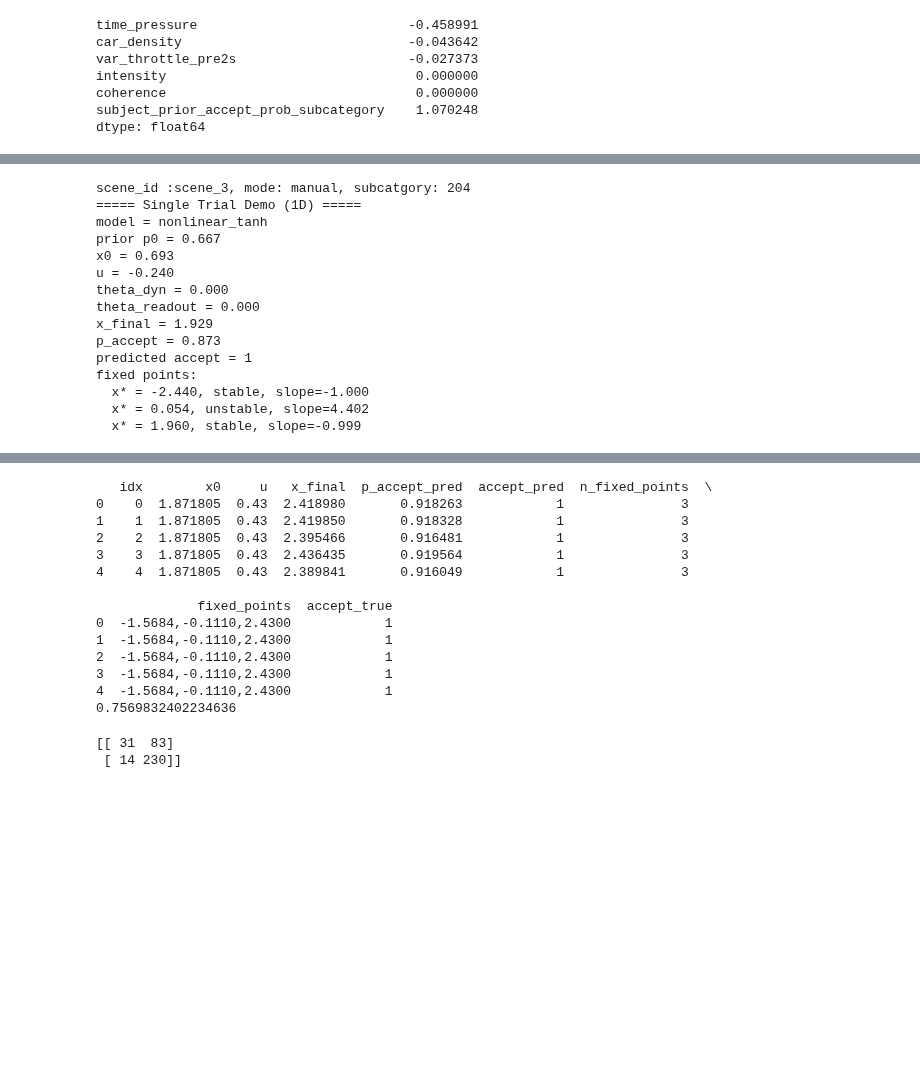
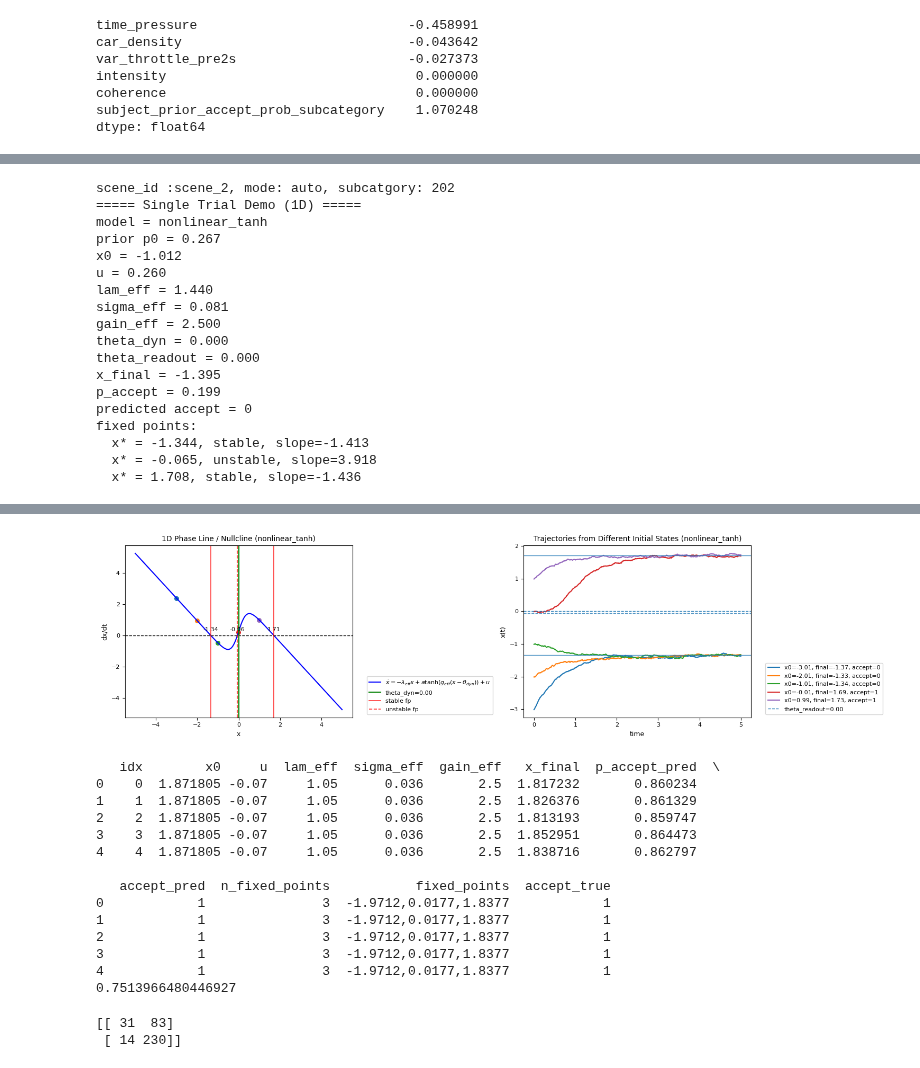
Before and after one commit to yxlin02/HCICarSim, a Jupyter notebook: DataAnalysis.ipynb, the cells around one changed output, grey strips where cells are left out. Cells and saved outputs as stored; diff of their text form; code cells hidden in the pictures; blank space fills up the shorter version.

```diff
--- a/DataAnalysis.ipynb
+++ b/DataAnalysis.ipynb
@@ -827,7 +828,7 @@ Important:
 - `theta_readout` is the final decision threshold
 - nullcline means `dx/dt = 0`
 # %%
-row = df_reaction.iloc[32]
+row = df_reaction.iloc[100]
 print(f"scene_id :{row['scene_id']}, mode: {row['mode']}, subcatgory: {row['recommendation_subcategory']}")
 
 
@@ -850,20 +851,28 @@ result = oneddynamics.run_single_trial_demo(
     theta_readout=0.0,
     dt=0.01,
     T=5.0,
+    density_lam_gain=0.25,
+    density_sigma_gain=1.0,
+    time_gain_multiplier=1.25,
+    auto_lam_multiplier=1.2,
+    auto_sigma_multiplier=1.5,
 )
 # %% [output]
-scene_id :scene_3, mode: manual, subcatgory: 204
+scene_id :scene_2, mode: auto, subcatgory: 202
 ===== Single Trial Demo (1D) =====
 model = nonlinear_tanh
-prior p0 = 0.667
-x0 = 0.693
-u = -0.240
+prior p0 = 0.267
+x0 = -1.012
+u = 0.260
+lam_eff = 1.440
+sigma_eff = 0.081
+gain_eff = 2.500
 theta_dyn = 0.000
 theta_readout = 0.000
-x_final = 1.929
-p_accept = 0.873
-predicted accept = 1
+x_final = -1.395
+p_accept = 0.199
+predicted accept = 0
 fixed points:
-  x* = -2.440, stable, slope=-1.000
-  x* = 0.054, unstable, slope=4.402
-  x* = 1.960, stable, slope=-0.999
+  x* = -1.344, stable, slope=-1.413
+  x* = -0.065, unstable, slope=3.918
+  x* = 1.708, stable, slope=-1.436
@@ -871,3 +879,4 @@ fixed points:
+[figure, added]
 # %%
 df_sim = oneddynamics.simulate_dataframe_decisions(
     df_reaction,
@@ -888,25 +897,30 @@ df_sim = oneddynamics.simulate_dataframe_decisions(
     theta_readout=0.0,
     dt=0.01,
     T=5.0,
+    density_lam_gain=0.25,
+    density_sigma_gain=1.0,
+    time_gain_multiplier=1.25,
+    auto_lam_multiplier=1.2,
+    auto_sigma_multiplier=1.5,
 )
 
 print(df_sim.head())
 print((df_sim["accept_pred"] == df_sim["accept_true"]).mean())
 # %% [output]
-   idx        x0     u   x_final  p_accept_pred  accept_pred  n_fixed_points  \
-0    0  1.871805  0.43  2.418980       0.918263            1               3
-1    1  1.871805  0.43  2.419850       0.918328            1               3
-2    2  1.871805  0.43  2.395466       0.916481            1               3
-3    3  1.871805  0.43  2.436435       0.919564            1               3
-4    4  1.871805  0.43  2.389841       0.916049            1               3
+   idx        x0     u  lam_eff  sigma_eff  gain_eff   x_final  p_accept_pred  \
+0    0  1.871805 -0.07     1.05      0.036       2.5  1.817232       0.860234
+1    1  1.871805 -0.07     1.05      0.036       2.5  1.826376       0.861329
+2    2  1.871805 -0.07     1.05      0.036       2.5  1.813193       0.859747
+3    3  1.871805 -0.07     1.05      0.036       2.5  1.852951       0.864473
+4    4  1.871805 -0.07     1.05      0.036       2.5  1.838716       0.862797
 
-             fixed_points  accept_true
-0  -1.5684,-0.1110,2.4300            1
-1  -1.5684,-0.1110,2.4300            1
-2  -1.5684,-0.1110,2.4300            1
-3  -1.5684,-0.1110,2.4300            1
-4  -1.5684,-0.1110,2.4300            1
-0.7569832402234636
+   accept_pred  n_fixed_points           fixed_points  accept_true
+0            1               3  -1.9712,0.0177,1.8377            1
+1            1               3  -1.9712,0.0177,1.8377            1
+2            1               3  -1.9712,0.0177,1.8377            1
+3            1               3  -1.9712,0.0177,1.8377            1
+4            1               3  -1.9712,0.0177,1.8377            1
+0.7513966480446927
 # %%
 from sklearn.metrics import confusion_matrix
 
```
Also changed, not shown: parts of 10 cells of this notebook, 2 other files.
